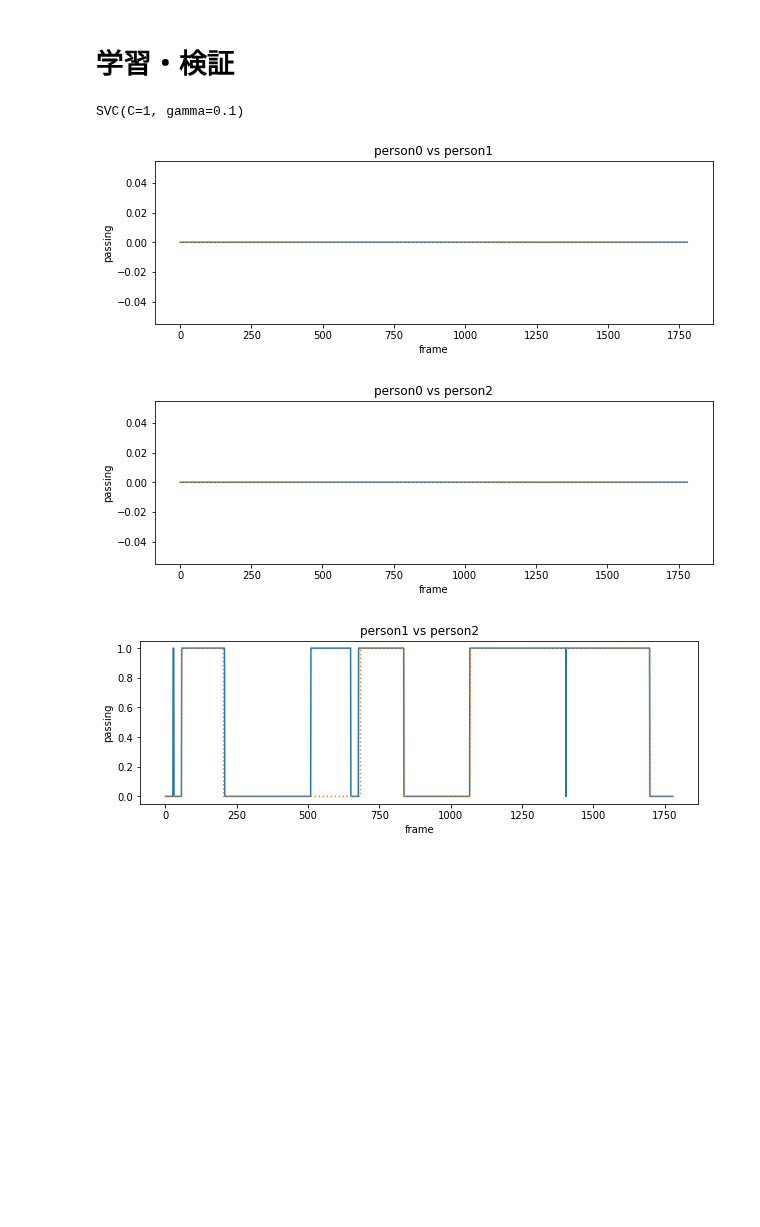
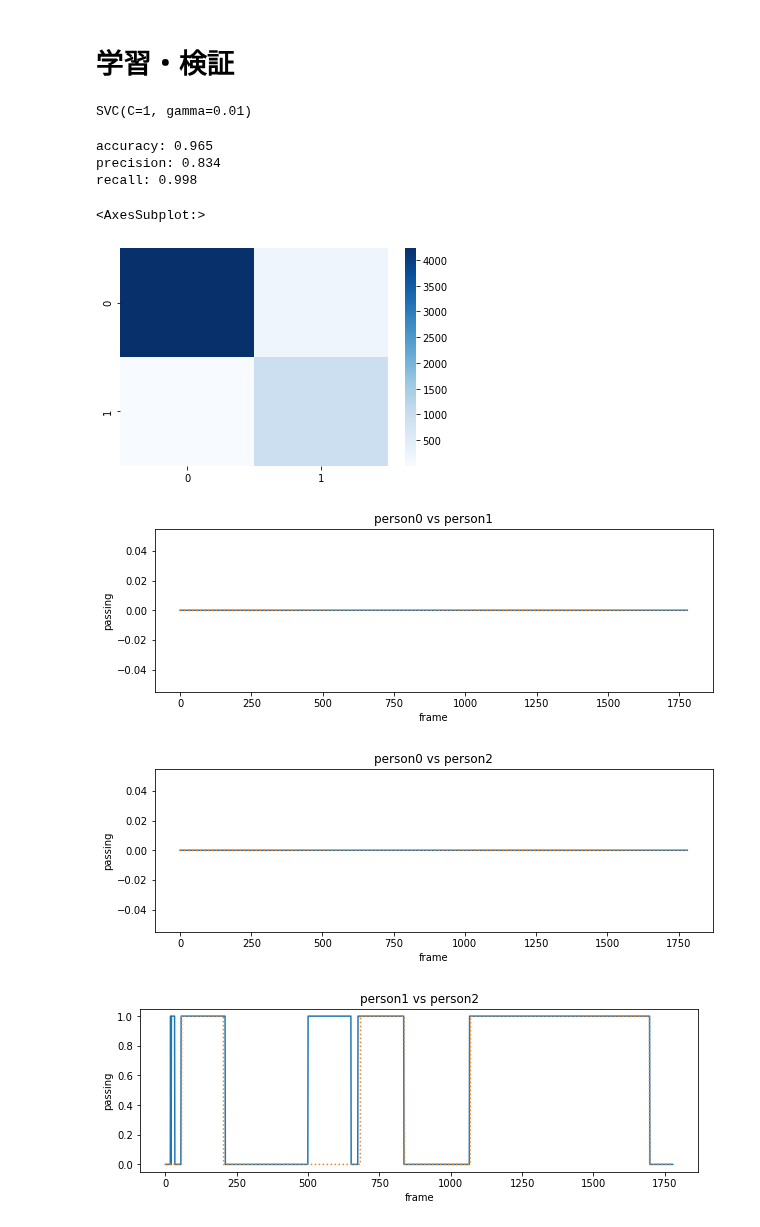
Before and after one commit to kojikojiprg/ova4gar, a Jupyter notebook: notebooks/ex0304/passing_ml.ipynb, the cells around one changed output. Drawn from its saved outputs; the diff is of its cells as text; code cells hidden in the pictures; blank space fills up the shorter version.

```diff
--- a/notebooks/ex0304/passing_ml.ipynb
+++ b/notebooks/ex0304/passing_ml.ipynb
@@ -180,10 +185,25 @@ for x, y in zip(train_x_dict.values(), train_y_dict.values()):
 
 # train_x = scale(train_x)
 # %%
-svm = SVC(C=1, gamma=0.1)
+svm = SVC(C=1, gamma=0.01)
 svm.fit(train_x, train_y)
 # %% [output]
-SVC(C=1, gamma=0.1)
+SVC(C=1, gamma=0.01)
+# %%
+pred = svm.predict(train_x)
+
+print('accuracy: {:.3f}'.format(accuracy_score(train_y, pred)))
+print('precision: {:.3f}'.format(precision_score(train_y, pred)))
+print('recall: {:.3f}'.format(recall_score(train_y, pred)))
+
+cm = confusion_matrix(train_y, pred)
+sns.heatmap(cm, cmap='Blues')
+# %% [output]
+accuracy: 0.965
+precision: 0.834
+recall: 0.998
+<AxesSubplot:>
+[figure, added]
 # %%
 for persons, x, y in zip(train_x_dict.keys(), train_x_dict.values(), train_y_dict.values()):
     pred = svm.predict(x)
@@ -197,6 +217,6 @@ for persons, x, y in zip(train_x_dict.keys(), train_x_dict.values(), train_y_dic
 # %% [output]
 [figure]
 [figure]
-[figure, old version]
+[figure, new version]
 # %% [markdown]
 # テスト
```
Also changed, not shown: parts of 24 cells of this notebook.
